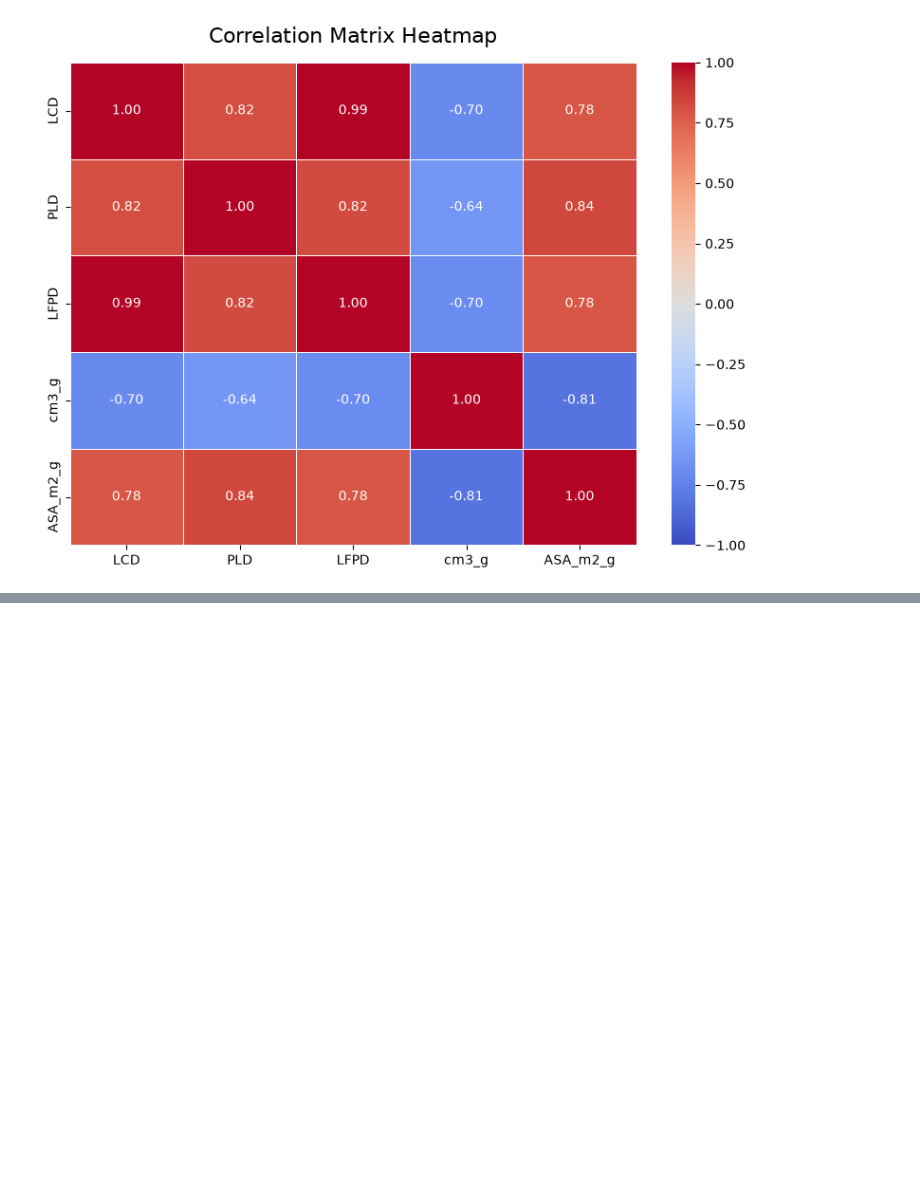
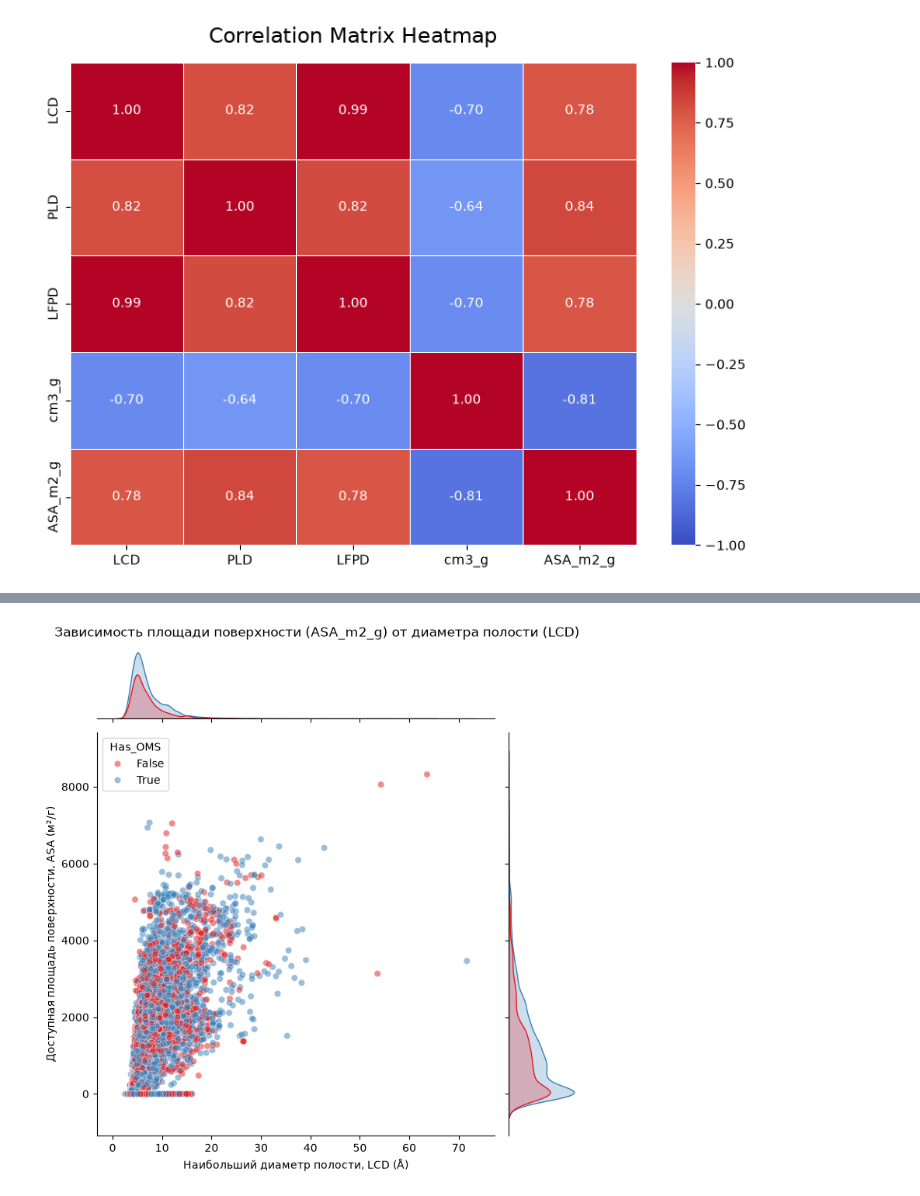
Before and after one commit to alenavas22/study-project, a Jupyter notebook: notebooks/EDA.ipynb, the cells around one changed output, grey strips where cells are left out. Cells and saved outputs as stored; diff of their text form; code cells hidden in the pictures; blank space fills up the shorter version.

```diff
--- a/notebooks/EDA.ipynb
+++ b/notebooks/EDA.ipynb
@@ -320,0 +325,15 @@ plt.show()
+# %%
+plot = sns.jointplot(
+    data=df,
+    x="LCD",
+    y="ASA_m2_g",
+    hue="Has_OMS",
+    alpha=0.5,
+    height=7,
+    palette="Set1"
+)
+plot.figure.suptitle("Зависимость площади поверхности (ASA_m2_g) от диаметра полости (LCD)", y=1.02)
+plot.set_axis_labels("Наибольший диаметр полости, LCD (Å)", "Доступная площадь поверхности, ASA (м²/г)")
+plt.show()
+# %% [output]
+[figure, added]
```
Also changed, not shown: parts of 9 cells of this notebook.
